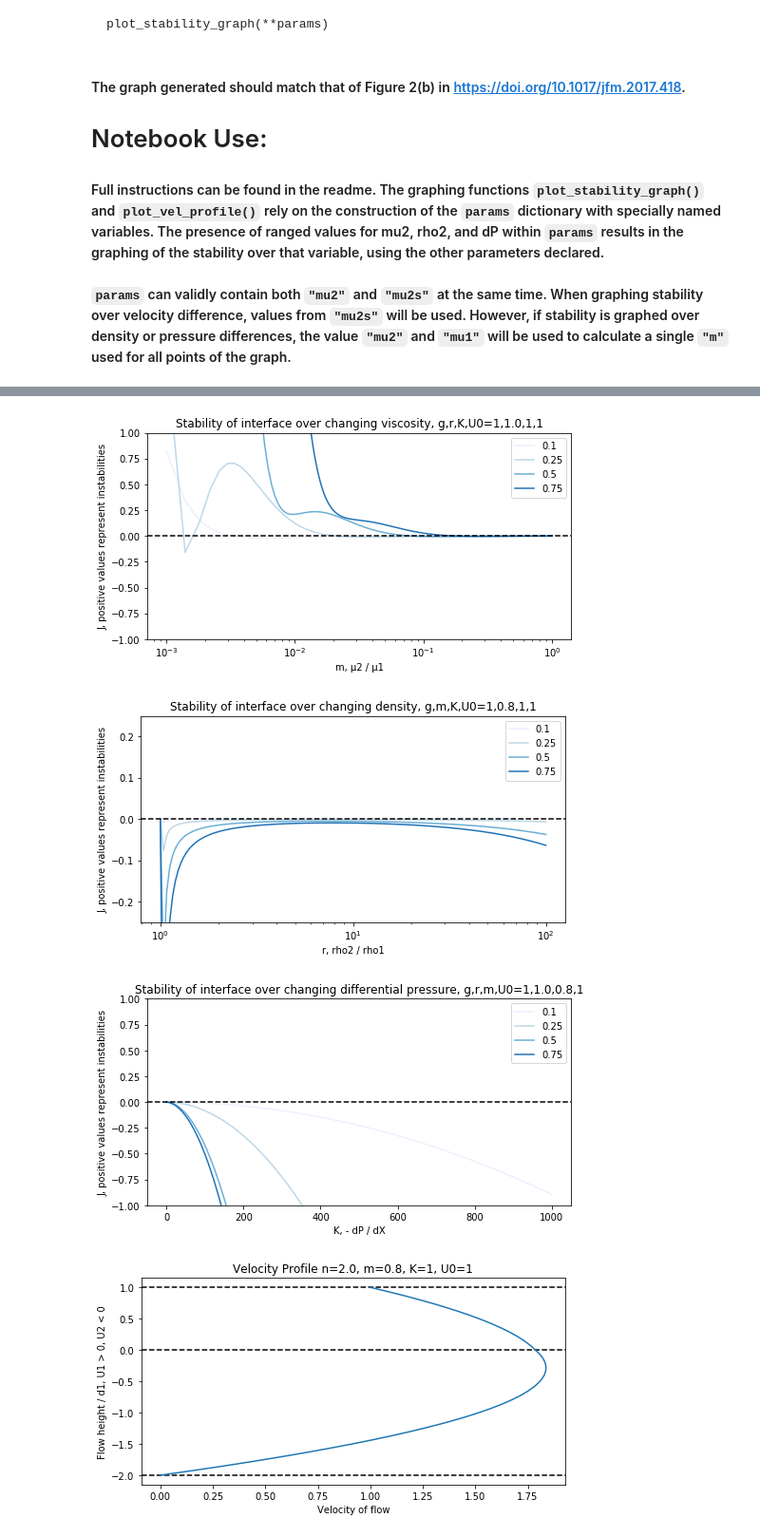
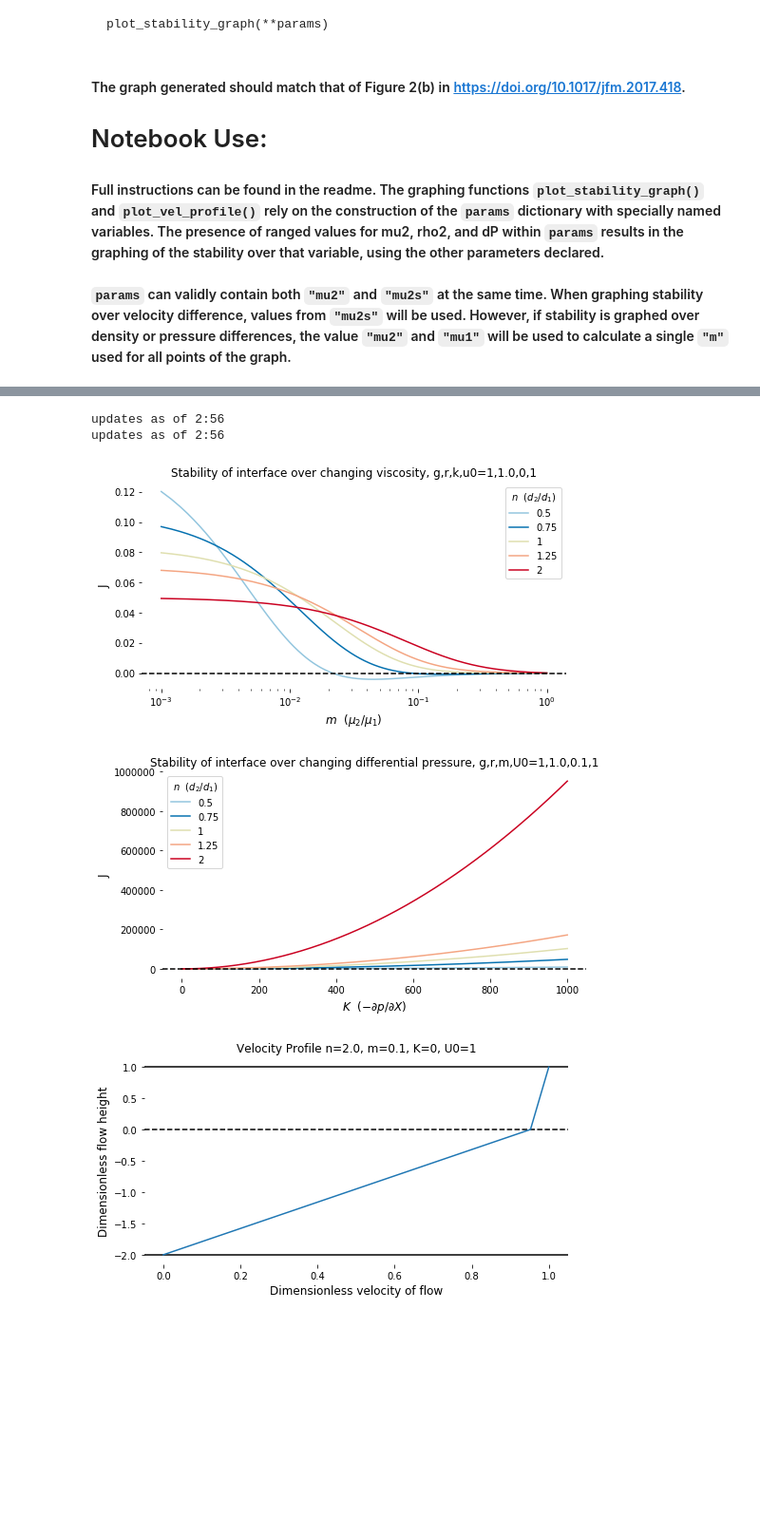
Before and after one commit to saspinner/pahoehoetoaa, a Jupyter notebook: stability_simulations.ipynb, the cells around one changed output, grey strips where cells are left out. Shown at 95% size. Saved outputs shown, nothing was run; the diff lists cells and outputs as text; code cells hidden in the pictures; blank space fills up the shorter version.

```diff
--- a/stability_simulations.ipynb
+++ b/stability_simulations.ipynb
@@ -21,44 +31,63 @@ plot_stability_graph(**params)
 # %%
 from utils import *
-N_POINTS = 2500
+N_POINTS = 5000
 
 params = {
     "g" : 1,
 
     "d1" : 1,
     "d2" : 2,
-    "d2s" : [0.1, .25, 0.5, .75],
+    "d2s" : [.5, .75, 1, 1.25, 2],
 
     "mu1" : 1,
-    "mu2" : .8,
-    "mu2s" : np.concatenate((np.linspace(0.0001, .999, N_POINTS), np.linspace(1.001, 100, N_POINTS))),
+    "mu2" : .1,
+    "mu2s" : np.linspace(0.001, .999, N_POINTS),
 
     "rho1" : 1,
     "rho2" : 1,
-    "rho2s" : np.linspace(1, 100, N_POINTS),
+    #"rho2s" : np.linspace(1, 100, N_POINTS),
 
     "U0" : 1,
-    "dP" : 1, # K value
+    "dP" : 0, # K value
     "dPs" : np.linspace(0, 1000, N_POINTS),
     "verbose" : False,
 
-    "colors_red" : [ "#fdecdd", "#fdbe85", "#fd8d3c", "#d94701"],
-    "colors_blue":  ["#eef0fe", "#bdd7e7", "#6baed6", "#2171b5"],
+    #"colors_red" : ["#fdbe85", "#fd8d3c", "#d94701"],
+    #"colors_blue":  ["#bdd7e7", "#6baed6", "#2171b5"],
+
+    "colors_red" : ["#f4a582", "#ca0020"],
+    "colors_blue":  ["#92c5de", "#0571b0"],
+    "color_one" : "#dfdfaf",
+
+    #ca0020
+#f4a582
+#f7f7f7
+#92c5de
+#0571b0
 
     "N_POINTS" : N_POINTS,
 
    # "save" : None,
 
-    "viscosity_lim" : (-1,1),
+    #"viscosity_lim" : (-.25,.25),
     "density_lim" : (-.25,.25),
-    "pressure_lim" : (-1, 1)
+    #"pressure_lim" : (-1, 1)
+
+    "title_size" : 12,
+    "label_size" : 12,
+
+    "cache_J" : {},
+    "cache_vecs" : {}
 }
-params["mu2s"] = np.linspace(.001, .999, N_POINTS)
 
-plot_stability_graph(**params)
-plot_vel_profile(**params)
+def plot_both(params):
+    plot_stability_graph(**params)
+    plot_vel_profile(**params)
-# %% [output]
-[figure, removed]
-[figure, removed]
-[figure, removed]
-[figure, removed]
+# %%
+plot_both(params)
+# %% [output]
+updates as of 2:56
+updates as of 2:56
+[figure, added]
+[figure, added]
+[figure, added]
```
Also changed, not shown: parts of 1 cell of this notebook, 2 other files.
